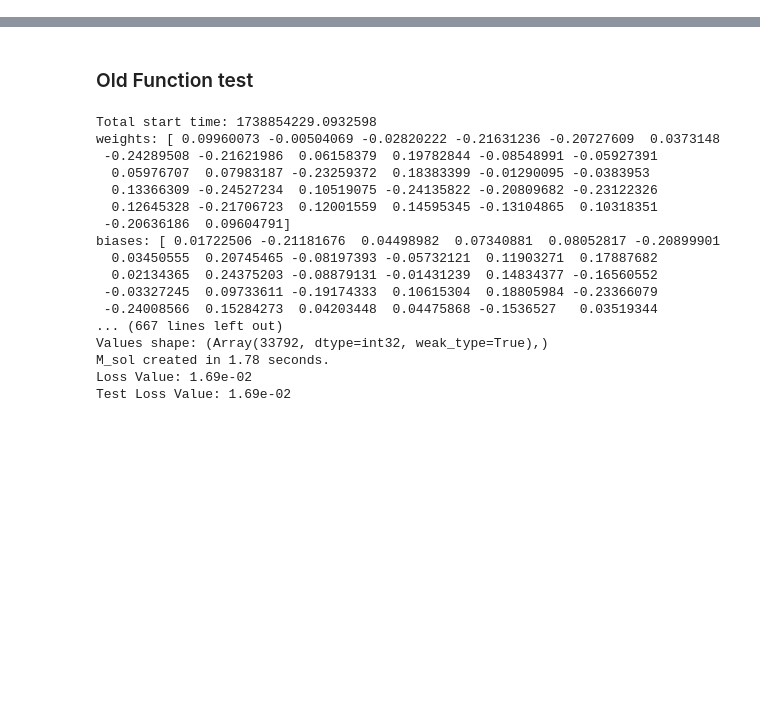
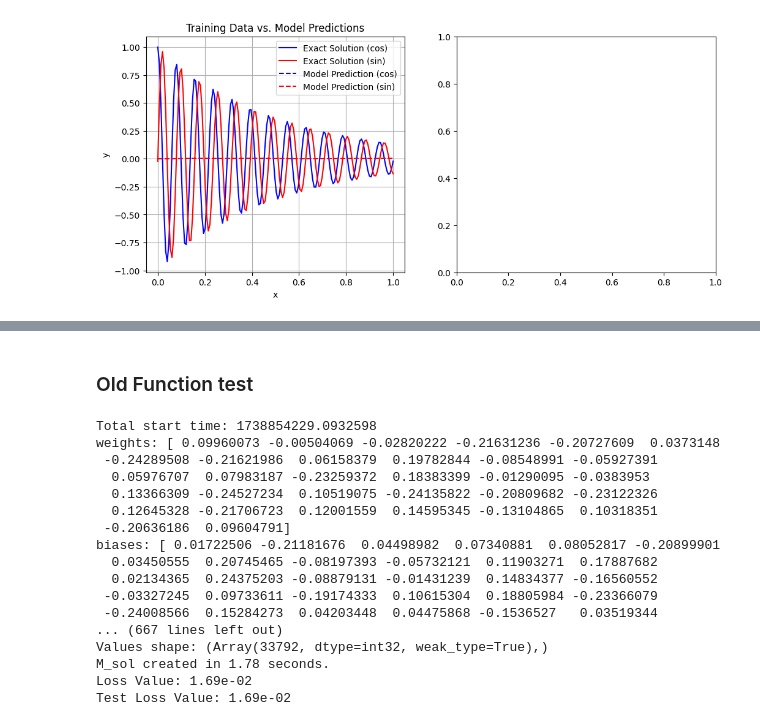
Before and after one commit to strathanderson/ELM-FBPINN, a Jupyter notebook: elmfbpinns/example/FCN_basis_training.ipynb, the cells around one changed output, grey strips where cells are left out. Drawn from its saved outputs; the diff is of its cells as text; code cells hidden in the pictures; blank space fills up the shorter version.

```diff
--- a/elmfbpinns/example/FCN_basis_training.ipynb
+++ b/elmfbpinns/example/FCN_basis_training.ipynb
@@ -254,0 +267,14 @@ Epoch 45000, Loss: 0.000005259
+# %%
+optimizer = optax.adam(learning_rate)
+sin_opt_state = optimizer.init(sin_params)
+
+y_train = exact_solution_sin(x_train)
+
+for epoch in range(epochs):
+    # Perform one training step
+    # print(f"before params: {params}")
+    params, sin_opt_state, loss = train_step(sin_params, sin_ranges, sin_opt_state, x_train, y_train, optimizer, jnp.sin)
+    #print(f"after params: {params}")
+    # Print loss every 1000 epochs
+    if epoch % epoch_print == 0:
+        print(f"Epoch {epoch}, Loss: {loss:.9f}")
@@ -255,3 +292,23 @@ Epoch 45000, Loss: 0.000005259
+# %%
+y_train_1, y_train_2 = y_train[0].squeeze(), y_train[1].squeeze()
+y_pred_1 = model(sin_params, sin_ranges, x_train, jnp.sin)
+y_pred_2 = model(sin_params, sin_ranges, x_train, jnp.sin)
+
+# Create figure
+fig, axes = plt.subplots(1, 2, figsize=(12, 5))
+
+# Plot Training Data and Predictions
+axes[0].plot(x_train, y_train_1, 'b-', label="Exact Solution (cos)")
+axes[0].plot(x_train, y_train_2, 'r-', label="Exact Solution (sin)")
+axes[0].plot(x_train, y_pred_1, 'b--', label="Model Prediction (cos)")
+axes[0].plot(x_train, y_pred_2, 'r--', label="Model Prediction (sin)")
+axes[0].set_title("Training Data vs. Model Predictions")
+axes[0].set_xlabel("x")
+axes[0].set_ylabel("y")
+axes[0].legend()
+axes[0].grid()
+# %% [output]
+[figure, added]
 # %%
 #tanh_params, tanh_ranges, tanh_opt_state = basis_pretrain(layer_sizes, J, xmin, xmax,nSamples, epochs,epoch_print, learning_rate, jnp.tanh, harm_u_exact)
 # %%
```
Also changed, not shown: parts of 6 cells of this notebook.
